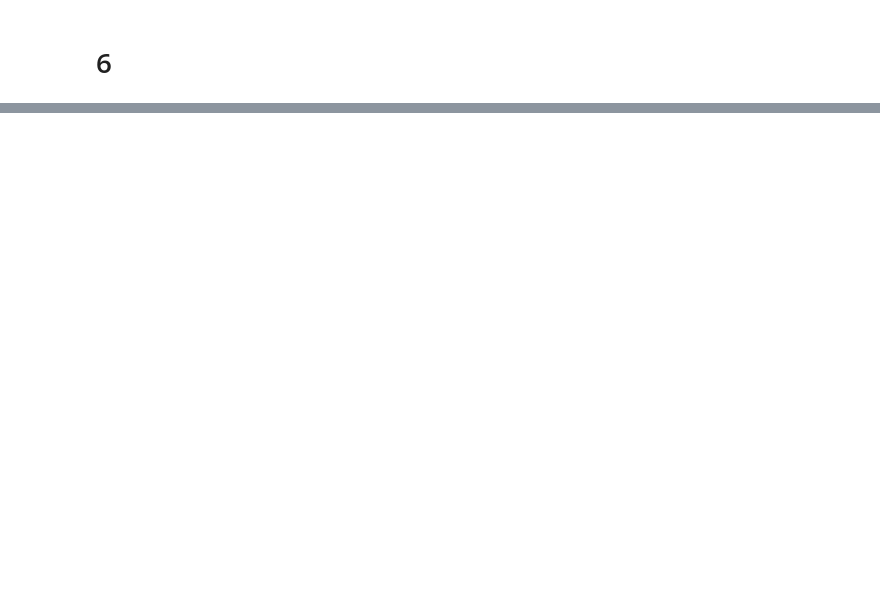
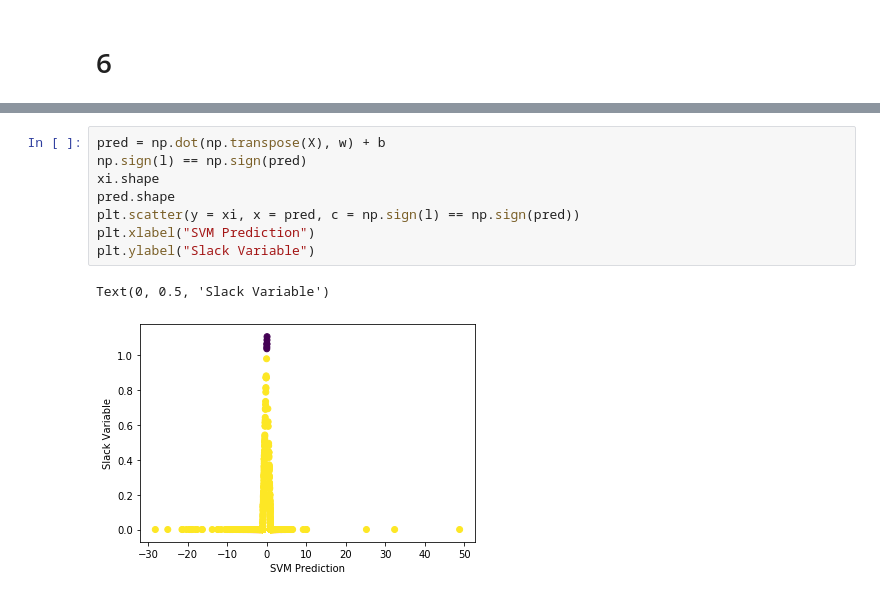
Before and after one commit to WyattGMadden/mathematics_of_machine_learning_group_19, a Jupyter notebook: labs/lab7/lab_7_wyatt_madden_dan_crowley.ipynb, the cells around one changed output, grey strips where cells are left out. Drawn from its saved outputs; the diff is of its cells as text; blank space fills up the shorter version.

```diff
--- a/labs/lab7/lab_7_wyatt_madden_dan_crowley.ipynb
+++ b/labs/lab7/lab_7_wyatt_madden_dan_crowley.ipynb
@@ -161,0 +243,11 @@ temp
+# %%
+pred = np.dot(np.transpose(X), w) + b
+np.sign(l) == np.sign(pred)
+xi.shape
+pred.shape
+plt.scatter(y = xi, x = pred, c = np.sign(l) == np.sign(pred))
+plt.xlabel("SVM Prediction")
+plt.ylabel("Slack Variable")
+# %% [output]
+Text(0, 0.5, 'Slack Variable')
+[figure, added]
```
Also changed, not shown: parts of 17 cells of this notebook.
